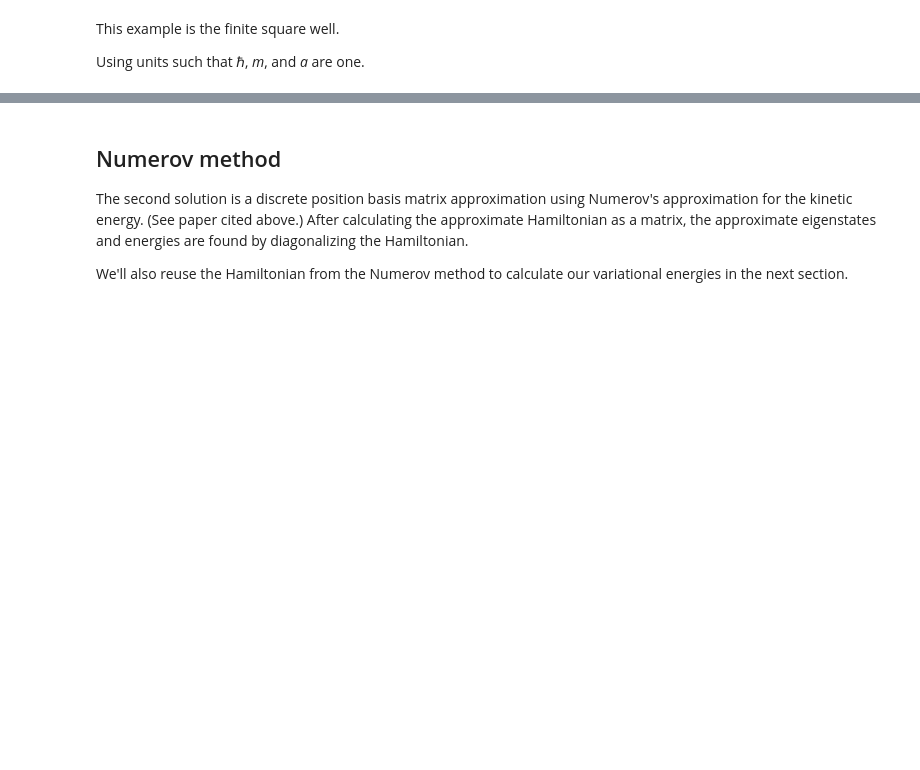
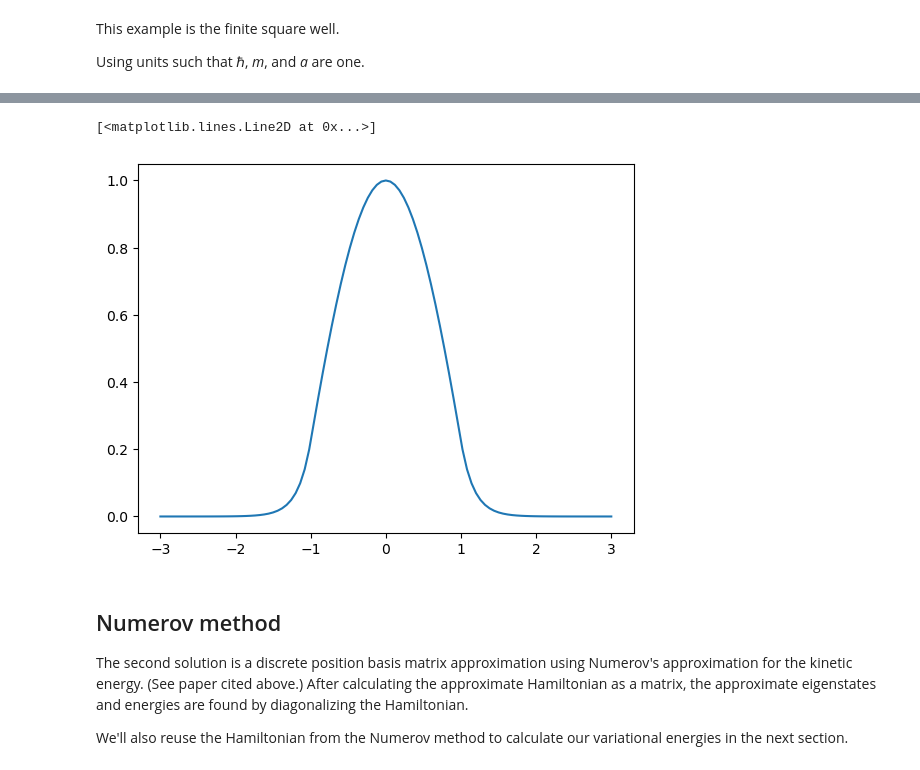
Before and after one commit to corcoted/Phys475, a Jupyter notebook: TISE-Numerov-var.ipynb, the cells around one changed output, grey strips where cells are left out. Drawn from its saved outputs; the diff is of its cells as text; code cells hidden in the pictures; blank space fills up the shorter version.

Commit message:
WIP variational solution

```diff
--- a/TISE-Numerov-var.ipynb
+++ b/TISE-Numerov-var.ipynb
@@ -29,0 +42,3 @@ Following McIntyre section 5.5, the exact energy must be found by solving a tran
+# %%
+z0 = np.sqrt(2*mass*V0)*a/hbar
+print(z0)
@@ -29,0 +47,6 @@ Following McIntyre section 5.5, the exact energy must be found by solving a tran
+# %%
+#solve for z.  We know that the first solution must be in the range [0,π/2].
+z_solution = opt.root_scalar(lambda z: z*np.tan(z)-np.sqrt(z0**2-z**2), bracket=(0,np.pi/2))
+
+z=z_solution.root
+print(z)
@@ -29,0 +73,6 @@ Following McIntyre section 5.5, the exact energy must be found by solving a tran
+# %%
+k_exact = z/a
+q_exact = np.sqrt(z0**2-z**2)/a
+D_exact = 1.
+A_exact = np.exp(np.sqrt(z0**2-z**2))*np.cos(z)
+print(f"k={k_exact:.4f}, q={q_exact:.4f}, D={D_exact:.4f}, A={A_exact:.4f}")
@@ -30,3 +96,14 @@ Following McIntyre section 5.5, the exact energy must be found by solving a tran
+# %%
+def psi_exact(x):
+    # This is a long way to write the function, but it is clearer than the standard ways
+    return ((x<-1) * (A_exact*np.exp(q_exact*x))+
+           ((x>=-1) * (x<=1)) * (D_exact*np.cos(k_exact*x))+
+           (x>1) * (A_exact*np.exp(-q_exact*x)))
+# %%
+plt.plot(np.linspace(-3,3,101),psi_exact(np.linspace(-3,3,101)))
+# %% [output]
+[<matplotlib.lines.Line2D at 0x...>]
+[figure, added]
 # %% [markdown]
 ## Numerov method
 The second solution is a discrete position basis matrix approximation using Numerov's approximation for the kinetic energy.  (See paper cited above.)  After calculating the approximate Hamiltonian as a matrix, the approximate eigenstates and energies are found by diagonalizing the Hamiltonian.
```
Also changed, not shown: parts of 9 cells of this notebook, 1 other file.
